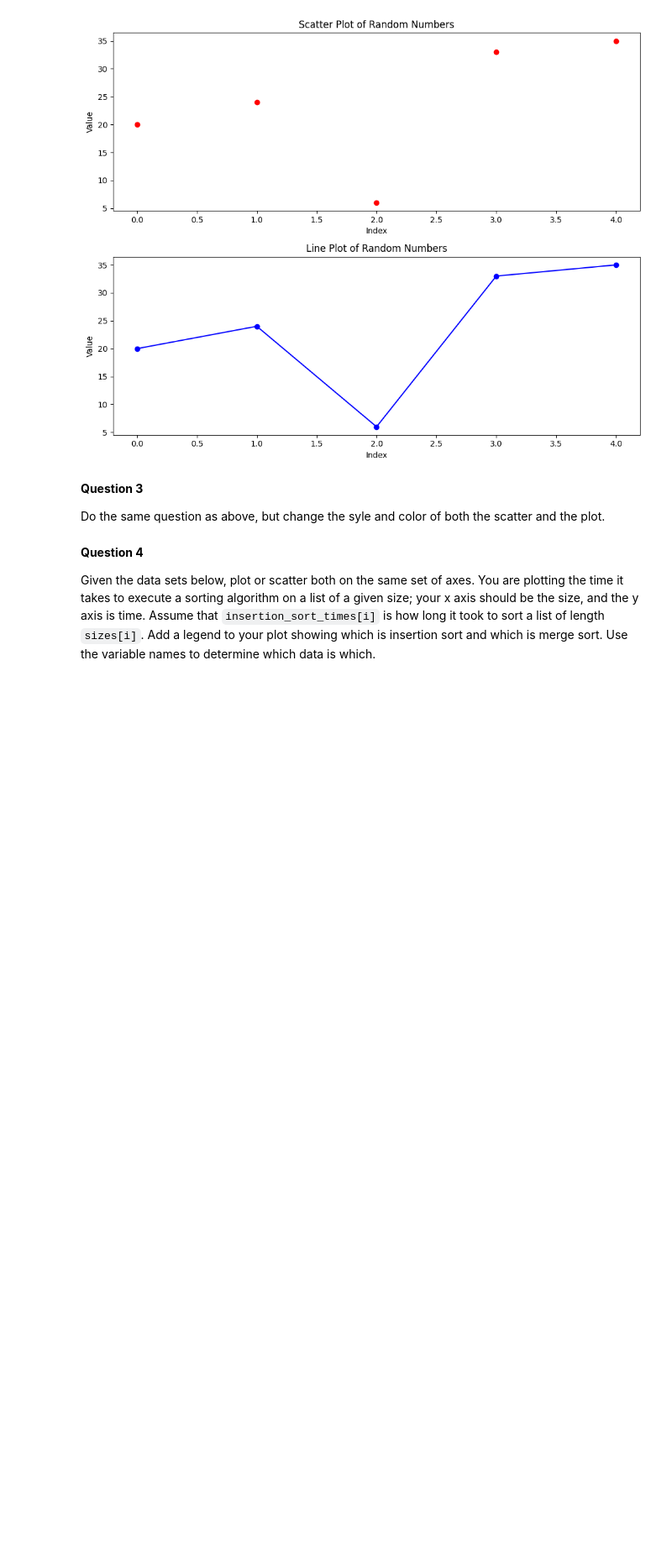
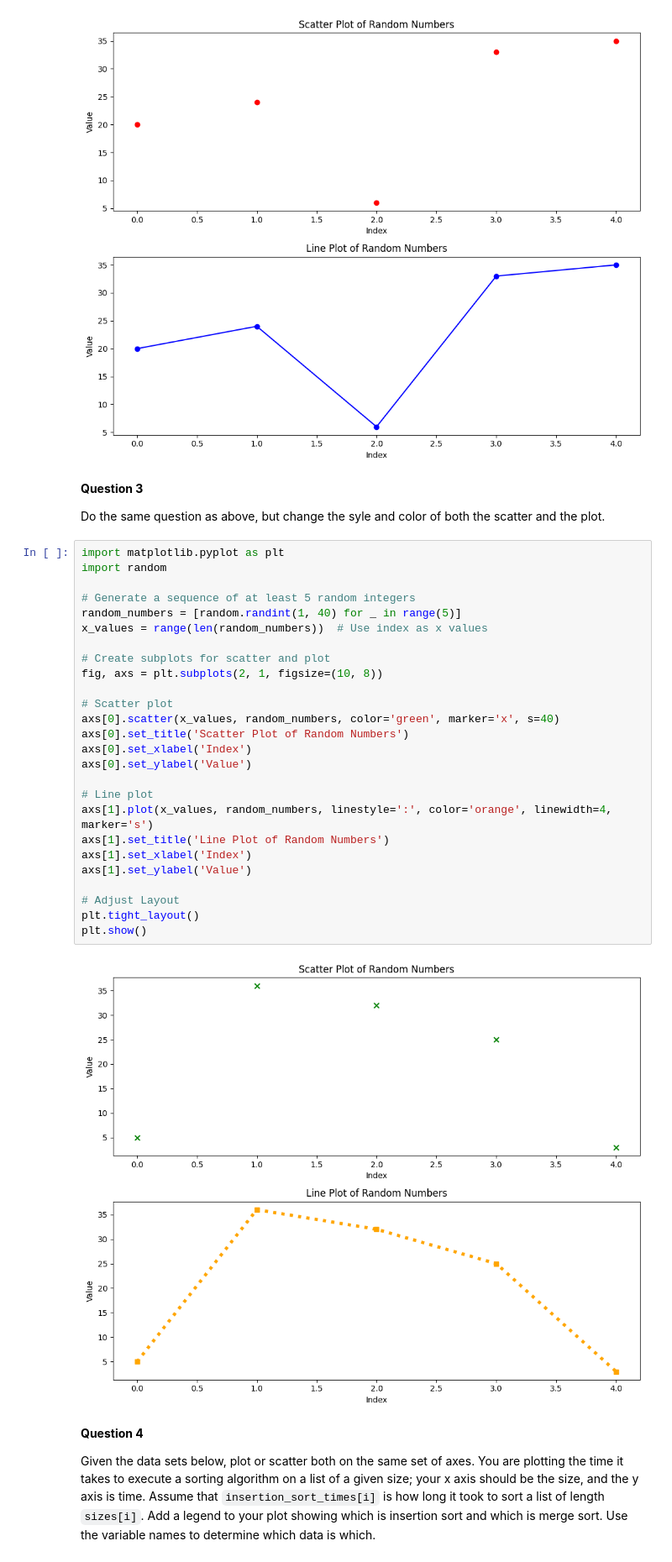
Before and after one commit to Bdowdle4/bd-pyplot, a Jupyter notebook: pyplot.ipynb, the cells around one changed output. Shown: that part at 84% size. Cells and saved outputs as stored; diff of their text form; blank space fills up the shorter version.

```diff
--- a/pyplot.ipynb
+++ b/pyplot.ipynb
@@ -111,6 +111,34 @@ plt.show()
 **Question 3**
 
 Do the same question as above, but change the syle and color of both the scatter and the plot.
+# %%
+import matplotlib.pyplot as plt
+import random
+
+# Generate a sequence of at least 5 random integers
+random_numbers = [random.randint(1, 40) for _ in range(5)]
+x_values = range(len(random_numbers))  # Use index as x values
+
+# Create subplots for scatter and plot
+fig, axs = plt.subplots(2, 1, figsize=(10, 8))
+
+# Scatter plot
+axs[0].scatter(x_values, random_numbers, color='green', marker='x', s=40)
+axs[0].set_title('Scatter Plot of Random Numbers')
+axs[0].set_xlabel('Index')
+axs[0].set_ylabel('Value')
+
+# Line plot
+axs[1].plot(x_values, random_numbers, linestyle=':', color='orange', linewidth=4, marker='s')
+axs[1].set_title('Line Plot of Random Numbers')
+axs[1].set_xlabel('Index')
+axs[1].set_ylabel('Value')
+
+# Adjust Layout
+plt.tight_layout()
+plt.show()
+# %% [output]
+[figure, added]
 # %% [markdown]
 **Question 4**
 
```
Also changed, not shown: parts of 1 cell of this notebook.
